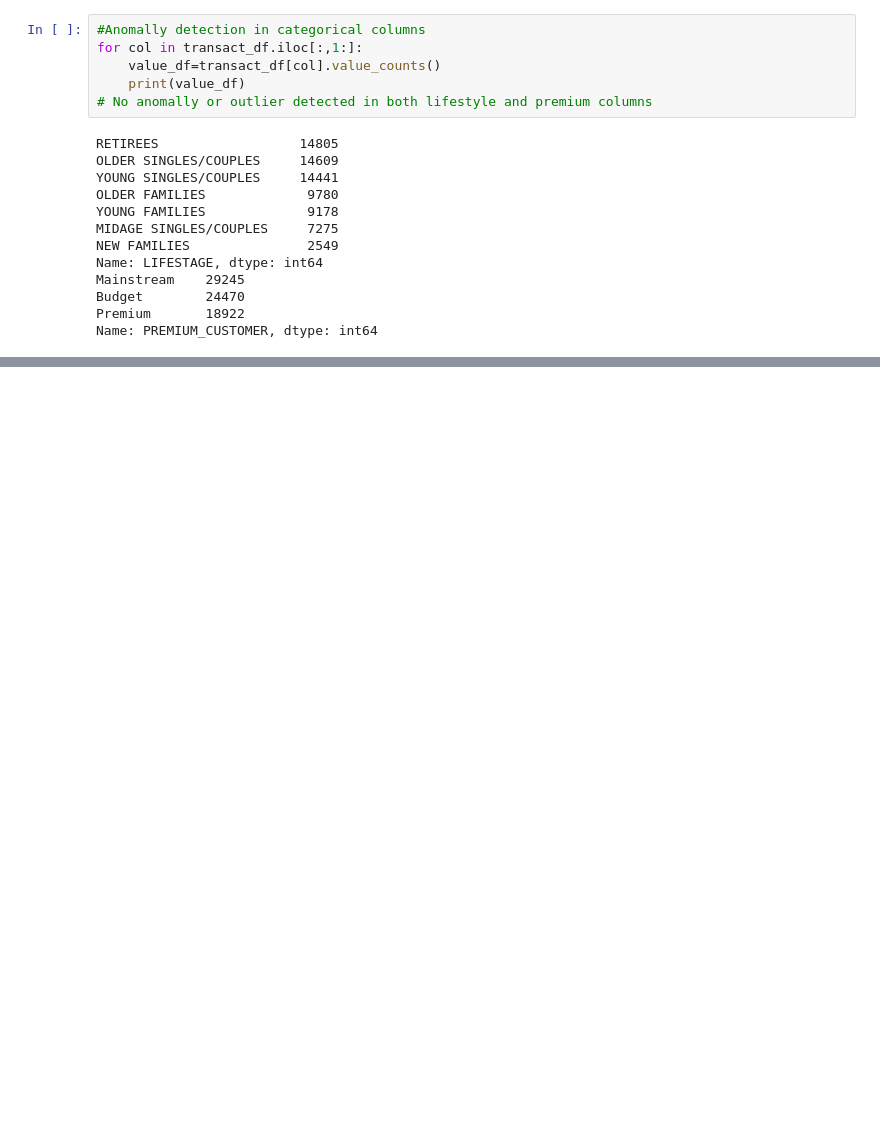
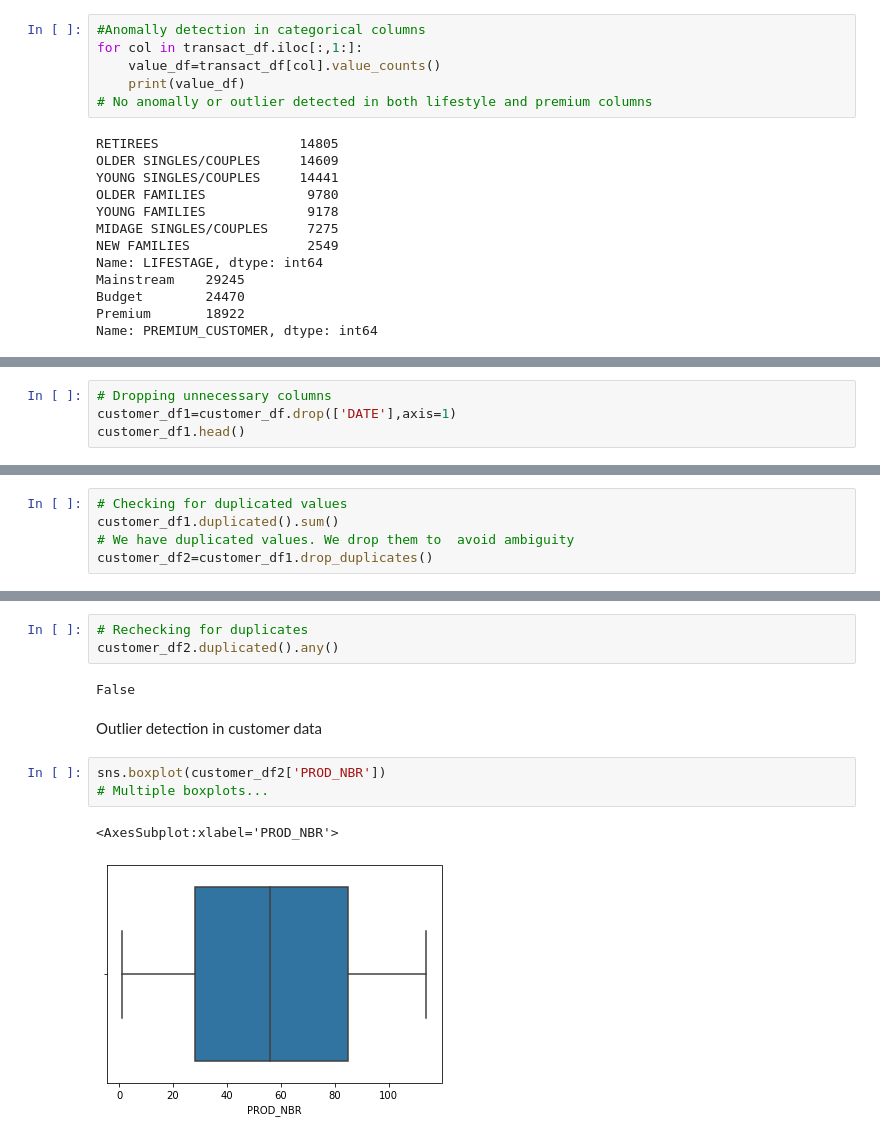
Before and after one commit to CHRISTINEMUTHEE/Quantium-Analysis, a Jupyter notebook: notebooks/data_cleaning.ipynb, the cells around one changed output, grey strips where cells are left out. Saved outputs shown, nothing was run; the diff lists cells and outputs as text; blank space fills up the shorter version.

```diff
--- a/notebooks/data_cleaning.ipynb
+++ b/notebooks/data_cleaning.ipynb
@@ -72,0 +136,4 @@ Name: PREMIUM_CUSTOMER, dtype: int64
+# %%
+# Dropping unnecessary columns
+customer_df1=customer_df.drop(['DATE'],axis=1)
+customer_df1.head()
@@ -72,0 +159,5 @@ Name: PREMIUM_CUSTOMER, dtype: int64
+# %%
+# Checking for duplicated values
+customer_df1.duplicated().sum()
+# We have duplicated values. We drop them to  avoid ambiguity
+customer_df2=customer_df1.drop_duplicates()
@@ -72,0 +171,13 @@ Name: PREMIUM_CUSTOMER, dtype: int64
+# %%
+# Rechecking for duplicates
+customer_df2.duplicated().any()
+# %% [output]
+False
+# %% [markdown]
+Outlier detection in customer data
+# %%
+sns.boxplot(customer_df2['PROD_NBR'])
+# Multiple boxplots...
+# %% [output]
+<AxesSubplot:xlabel='PROD_NBR'>
+[figure, added]
```
Also changed, not shown: parts of 11 cells of this notebook.
